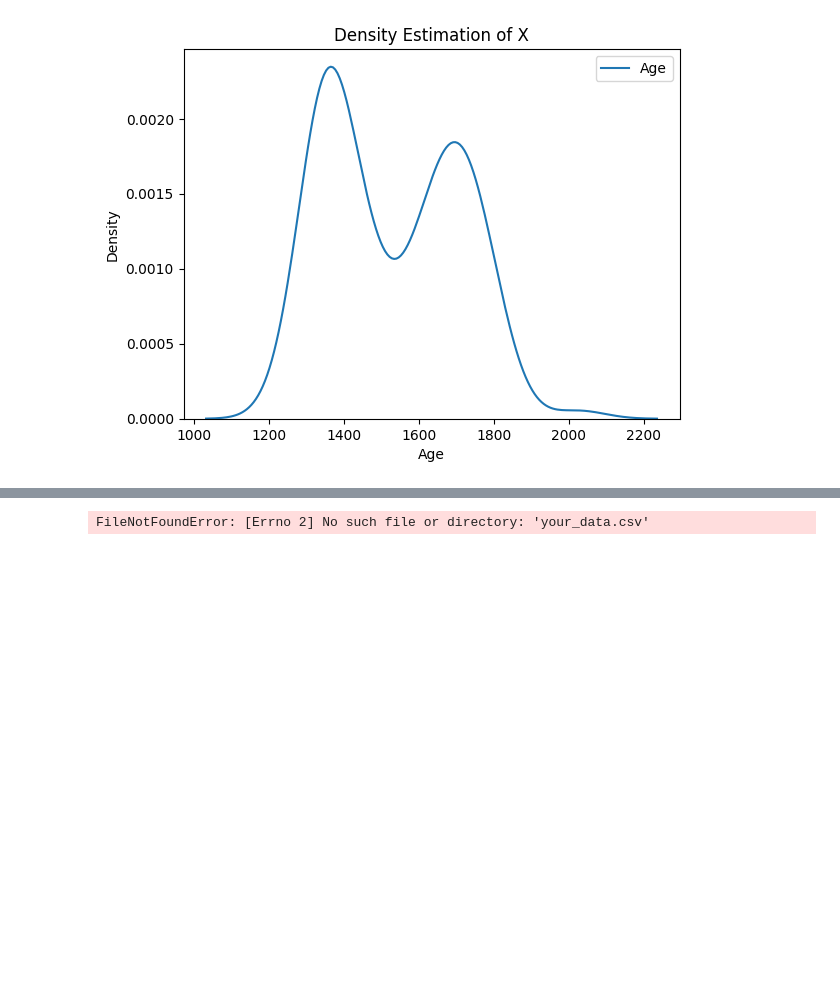
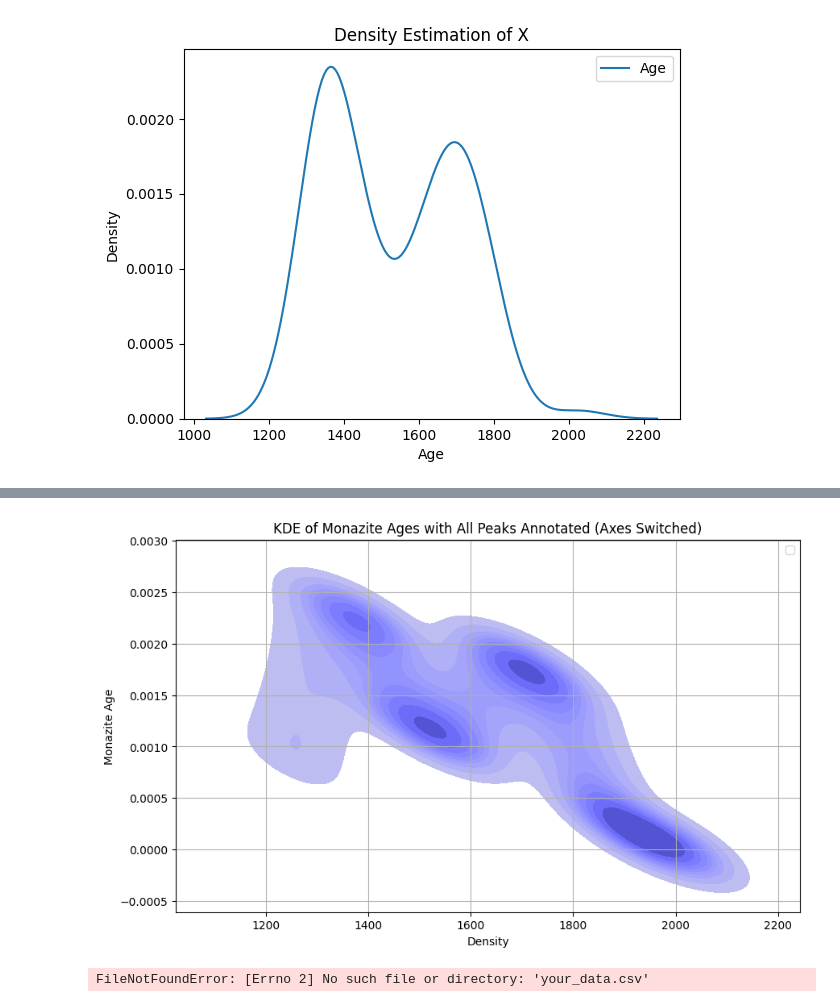
Before and after one commit to Neersha/Machine-learning, a Jupyter notebook: EM_test.ipynb, the cells around one changed output, grey strips where cells are left out. Drawn from its saved outputs; the diff is of its cells as text; code cells hidden in the pictures; blank space fills up the shorter version.

```diff
--- a/EM_test.ipynb
+++ b/EM_test.ipynb
@@ -27,0 +173,50 @@ plt.show()
+# %%
+import pandas as pd
+import numpy as np
+import seaborn as sns
+import matplotlib.pyplot as plt
+from scipy.stats import gaussian_kde
+from scipy.signal import find_peaks
+
+# Load monazite age data from an Excel file
+file_path = 'EM test.xlsx'  # Replace with your actual file path
+sheet_name = 'Sheet1'  # Replace with the correct sheet name
+
+# Read data from the Excel file (assuming age data is in a column named 'Age')
+df = pd.read_excel(file_path, sheet_name=sheet_name)
+
+# Extract the monazite ages from the dataframe
+monazite_ages = df['Age'].dropna().values  # Remove NaN values if present
+
+# Calculate the KDE
+kde = gaussian_kde(monazite_ages)
+x = np.linspace(min(monazite_ages), max(monazite_ages), 1000)
+kde_values = kde(x)
+
+# Find all peaks in the KDE
+peaks, _ = find_peaks(kde_values)
+
+# Plotting the KDE with switched axes
+plt.figure(figsize=(10, 6))
+#The x and y data need to be part of the same data object
+data = {'kde_values': kde_values, 'x': x}
+sns.kdeplot(data=data, x='x', y='kde_values', label='KDE of Monazite Ages', color='blue', fill=True)
+
+# Annotate all peaks
+for peak in peaks:
+    peak_age = x[peak]
+    peak_value = kde_values[peak]
+    plt.annotate(f'Peak: {peak_value:.2f}\nAge: {peak_age:.2f}',
+                 xy=(peak_value, peak_age),
+                 xytext=(peak_value + 0.0, peak_age + 2),  # Adjust position as needed
+                 arrowprops=dict(facecolor='black', arrowstyle='->'),
+                 fontsize=10, color='black')
+
+# Customize the plot
+plt.title('KDE of Monazite Ages with All Peaks Annotated (Axes Switched)')
+plt.xlabel('Density')
+plt.ylabel('Monazite Age')
+plt.legend()
+plt.grid(True)
+plt.show()
+# %% [output]
@@ -28,3 +224,4 @@ plt.show()
+[figure, added]
 # %%
 import pandas as pd
 
```
Also changed, not shown: parts of 4 cells of this notebook.
